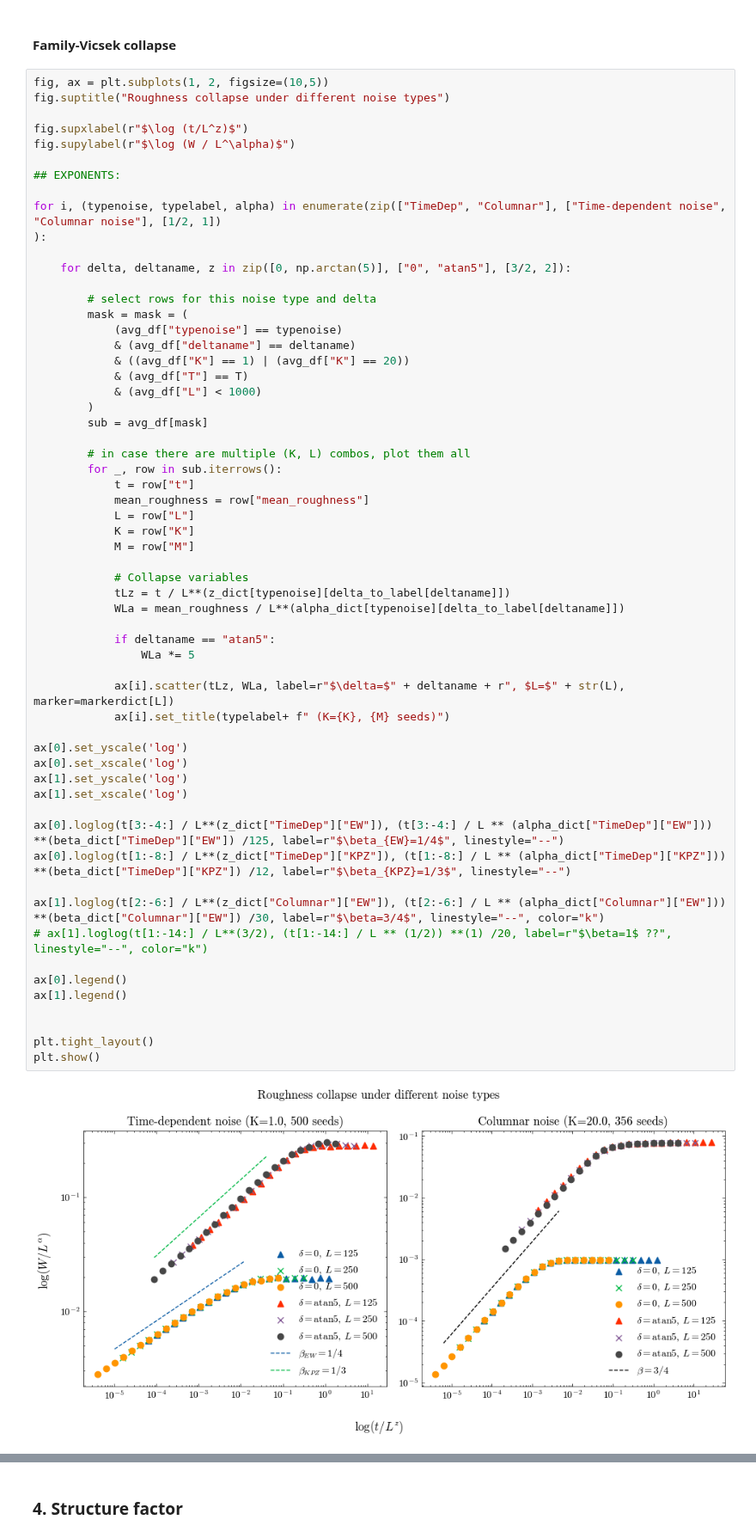
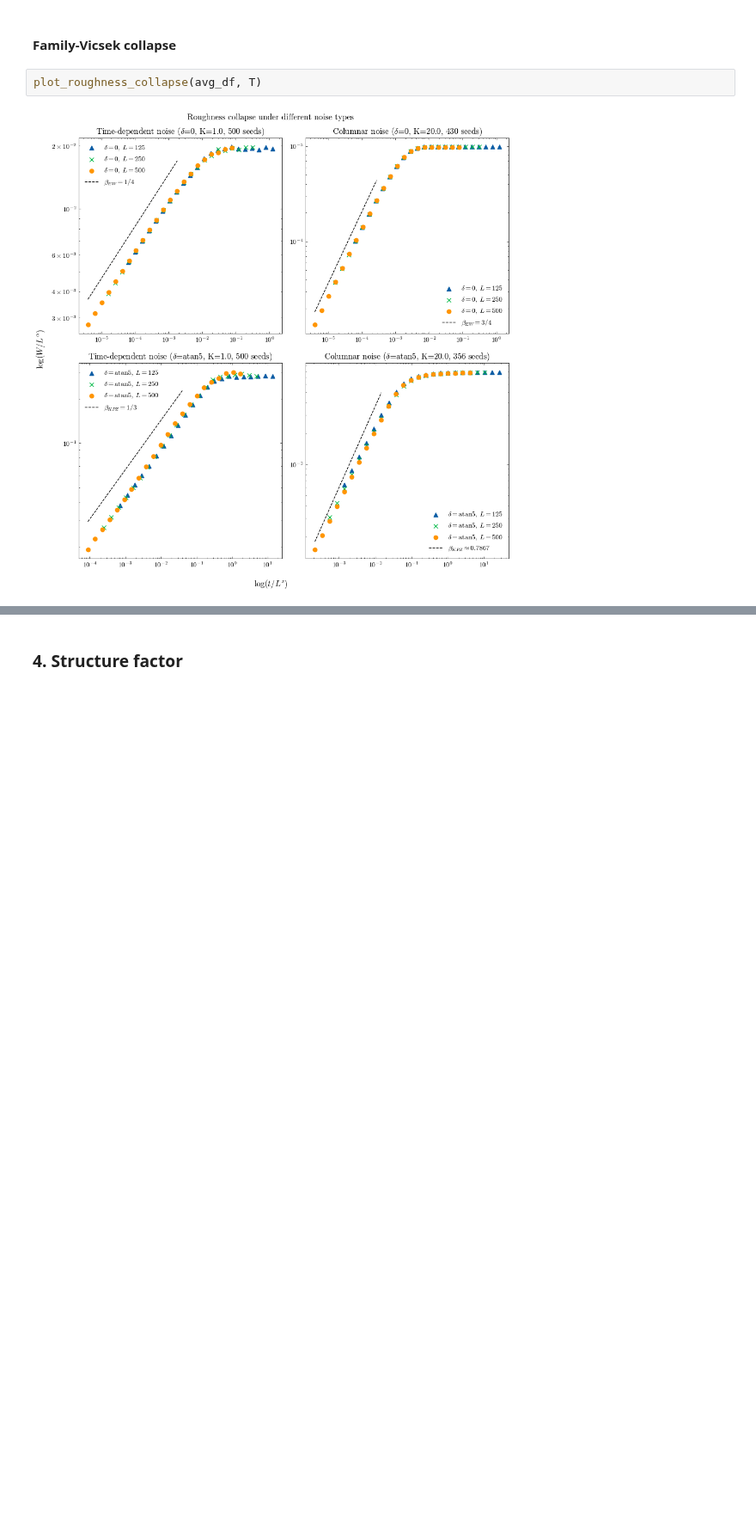
Before and after one commit to goznalo-git/RoughKuramoto, a Jupyter notebook: 1-All_together.ipynb, the cells around one changed output, grey strips where cells are left out. Shown at 86% size. Saved outputs shown, nothing was run; the diff lists cells and outputs as text; blank space fills up the shorter version.

```diff
--- a/1-All_together.ipynb
+++ b/1-All_together.ipynb
@@ -415,64 +355,7 @@ plt.show()
 # %% [markdown]
 #### Family-Vicsek collapse
 # %%
-fig, ax = plt.subplots(1, 2, figsize=(10,5))
-fig.suptitle("Roughness collapse under different noise types")
-
-fig.supxlabel(r"$\log (t/L^z)$")
-fig.supylabel(r"$\log (W / L^\alpha)$")
-
-## EXPONENTS:
-
-for i, (typenoise, typelabel, alpha) in enumerate(zip(["TimeDep", "Columnar"], ["Time-dependent noise", "Columnar noise"], [1/2, 1])
-):
-
-    for delta, deltaname, z in zip([0, np.arctan(5)], ["0", "atan5"], [3/2, 2]):
-
-        # select rows for this noise type and delta
-        mask = mask = (
-            (avg_df["typenoise"] == typenoise)
-            & (avg_df["deltaname"] == deltaname)
-            & ((avg_df["K"] == 1) | (avg_df["K"] == 20))
-            & (avg_df["T"] == T)
-            & (avg_df["L"] < 1000)
-        )
-        sub = avg_df[mask]
-
-        # in case there are multiple (K, L) combos, plot them all
-        for _, row in sub.iterrows():
-            t = row["t"]
-            mean_roughness = row["mean_roughness"]
-            L = row["L"]
-            K = row["K"]
-            M = row["M"]
-
-            # Collapse variables
-            tLz = t / L**(z_dict[typenoise][delta_to_label[deltaname]])
-            WLa = mean_roughness / L**(alpha_dict[typenoise][delta_to_label[deltaname]])
-
-            if deltaname == "atan5":
-                WLa *= 5
-
-            ax[i].scatter(tLz, WLa, label=r"$\delta=$" + deltaname + r", $L=$" + str(L), marker=markerdict[L])
-            ax[i].set_title(typelabel+ f" (K={K}, {M} seeds)")
-
-ax[0].set_yscale('log')
-ax[0].set_xscale('log')
-ax[1].set_yscale('log')
-ax[1].set_xscale('log')
-
-ax[0].loglog(t[3:-4:] / L**(z_dict["TimeDep"]["EW"]), (t[3:-4:] / L ** (alpha_dict["TimeDep"]["EW"])) **(beta_dict["TimeDep"]["EW"]) /125, label=r"$\beta_{EW}=1/4$", linestyle="--")
-ax[0].loglog(t[1:-8:] / L**(z_dict["TimeDep"]["KPZ"]), (t[1:-8:] / L ** (alpha_dict["TimeDep"]["KPZ"])) **(beta_dict["TimeDep"]["KPZ"]) /12, label=r"$\beta_{KPZ}=1/3$", linestyle="--")
-
-ax[1].loglog(t[2:-6:] / L**(z_dict["Columnar"]["EW"]), (t[2:-6:] / L ** (alpha_dict["Columnar"]["EW"])) **(beta_dict["Columnar"]["EW"]) /30, label=r"$\beta=3/4$", linestyle="--", color="k")
-# ax[1].loglog(t[1:-14:] / L**(3/2), (t[1:-14:] / L ** (1/2)) **(1) /20, label=r"$\beta=1$ ??", linestyle="--", color="k")
-
-ax[0].legend()
-ax[1].legend()
-
-
-plt.tight_layout()
-plt.show()
+plot_roughness_collapse(avg_df, T)
 # %% [output]
-[figure, old version]
+[figure, new version]
 # %% [markdown]
```
Also changed, not shown: parts of 13 cells of this notebook, 3 other files.
